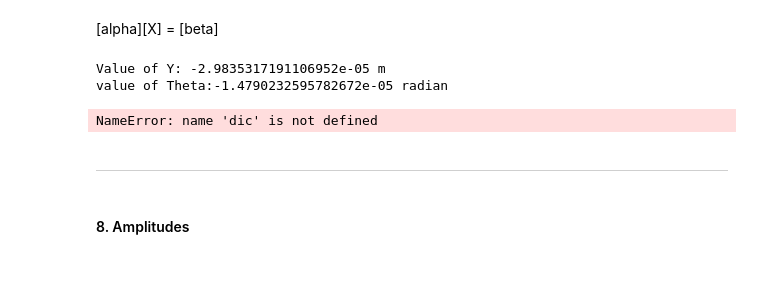
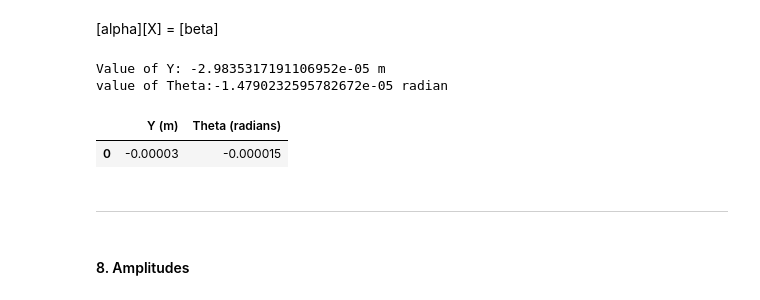
Before and after one commit to AnalyticalHarry/MechanicalEngineering-DesignAnalysis, a Jupyter notebook: Coupled_vibration_solved_python_part_1.ipynb, the cells around one changed output. Saved outputs shown, nothing was run; the diff lists cells and outputs as text; code cells hidden in the pictures; blank space fills up the shorter version.

```diff
--- a/Coupled_vibration_solved_python_part_1.ipynb
+++ b/Coupled_vibration_solved_python_part_1.ipynb
@@ -163,10 +163,11 @@ Value of Y: -2.9835317191106952e-05 m
 value of Theta:-1.4790232595782672e-05 radian
 # %%
 dic_solved_x = {"Y (m)":Y, "Theta (radians)":Theta}
-df_solved_x = pd.DataFrame([dic])
+df_solved_x = pd.DataFrame([dic_solved_x])
 df_solved_x
 # %% [output]
-NameError: name 'dic' is not defined
+|  | Y (m) | Theta (radians) |
+| 0 | -0.00003 | -0.000015 |
 # %% [markdown]
 ------------------------------------------------------------------------------------------------------
 # %% [markdown]
```
